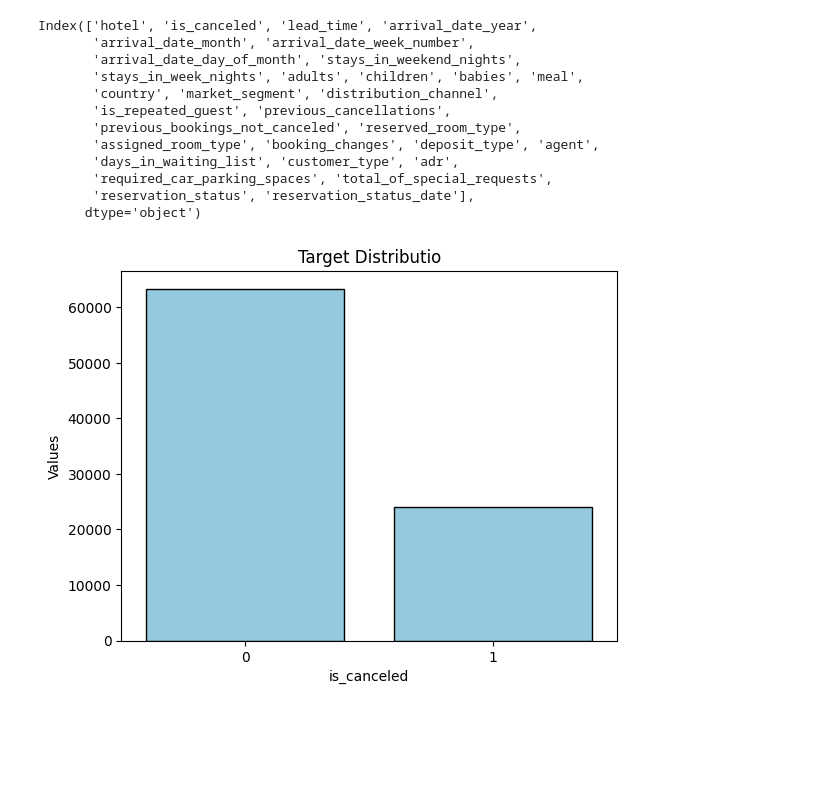
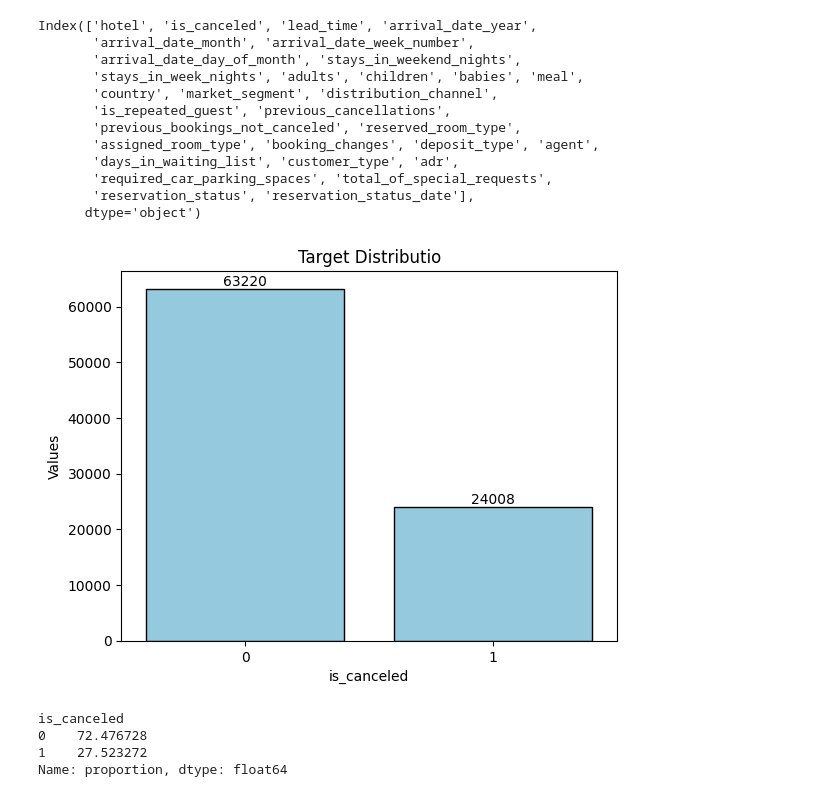
Before and after one commit to nishant3937899/hotel-booking-data-analysis, a Jupyter notebook: hotel booking data analysis.ipynb, the cells around one changed output. Drawn from its saved outputs; the diff is of its cells as text; code cells hidden in the pictures; blank space fills up the shorter version.

```diff
--- a/hotel booking data analysis.ipynb
+++ b/hotel booking data analysis.ipynb
@@ -153,6 +137,15 @@ df=df.drop(columns=['company'])
 df['country'].nunique()
 # %% [output]
 177
+# %%
+
+df['country'] = df['country'].fillna('Unknown')
+df['children'] = df['children'].fillna(0)
+df['agent'] = df['agent'].fillna(0)
+
+
+df = df[(df['adults'] + df['children'] + df['babies']) > 0]
+df = df[(df['adr'] >= 0) & (df['adr'] < 5000)]
 # %%
 df.describe()
 # %% [output]
@@ -209,10 +205,24 @@ Index(['hotel', 'is_canceled', 'lead_time', 'arrival_date_year',
        'reservation_status', 'reservation_status_date'],
       dtype='object')
 # %%
-sns.countplot(data=df,x='is_canceled',color='skyblue',edgecolor='black')
+ax = sns.countplot(
+    data=df,
+    x='is_canceled',
+    color='skyblue',
+    edgecolor='black'
+)
+
+ax.bar_label(ax.containers[0])
 plt.xlabel('is_canceled')
 plt.ylabel('Values')
 plt.title("Target Distributio")
 plt.show()
 # %% [output]
-[figure, old version]
+[figure, new version]
+# %%
+df["is_canceled"].value_counts(normalize=True)*100
+# %% [output]
+is_canceled
+0    72.476728
+1    27.523272
+Name: proportion, dtype: float64
```
Also changed, not shown: parts of 28 cells of this notebook.
